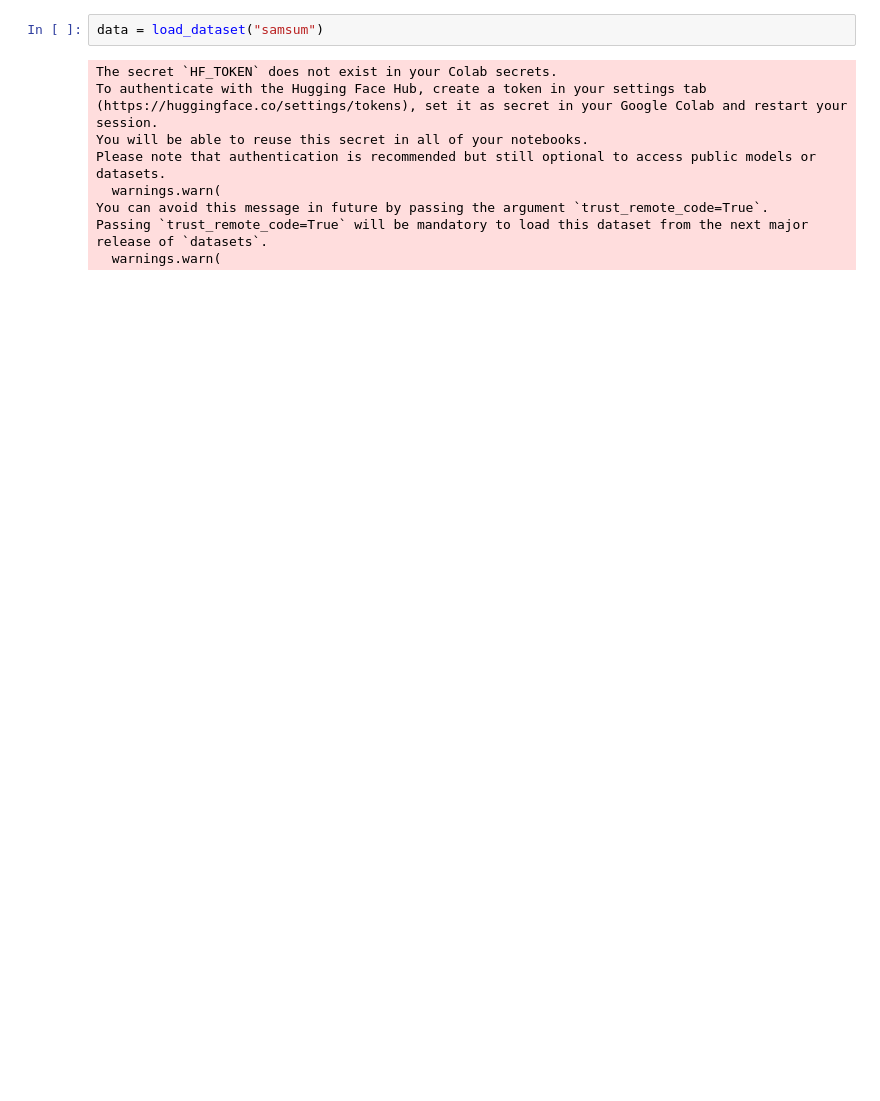
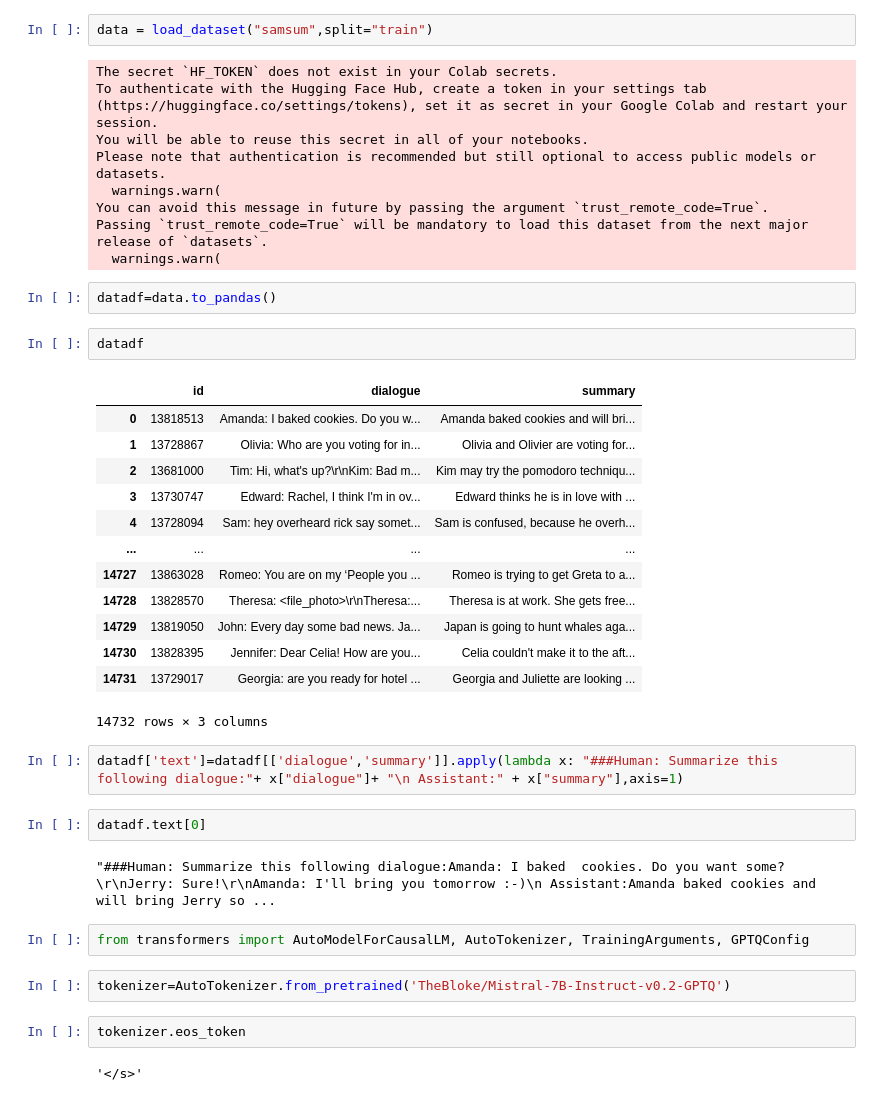
Before and after one commit to GarimaSolanki18/Mistral_Finetuning, a Jupyter notebook: Mistral_Finetuning.ipynb, the cells around one changed output. Cells and saved outputs as stored; diff of their text form; blank space fills up the shorter version.

```diff
--- a/Mistral_Finetuning.ipynb
+++ b/Mistral_Finetuning.ipynb
@@ -112,7 +112,7 @@ import torch
 # %%
 from datasets import load_dataset,Dataset
 # %%
-data = load_dataset("samsum")
+data = load_dataset("samsum",split="train")
 # %% [output]
 The secret `HF_TOKEN` does not exist in your Colab secrets.
 To authenticate with the Hugging Face Hub, create a token in your settings tab (https://huggingface.co/settings/tokens), set it as secret in your Google Colab and restart your session.
@@ -122,3 +122,35 @@ Please note that authentication is recommended but still optional to access publ
 You can avoid this message in future by passing the argument `trust_remote_code=True`.
 Passing `trust_remote_code=True` will be mandatory to load this dataset from the next major release of `datasets`.
   warnings.warn(
+# %%
+datadf=data.to_pandas()
+# %%
+datadf
+# %% [output]
+|  | id | dialogue | summary |
+| 0 | 13818513 | Amanda: I baked cookies. Do you w... | Amanda baked cookies and will bri... |
+| 1 | 13728867 | Olivia: Who are you voting for in... | Olivia and Olivier are voting for... |
+| 2 | 13681000 | Tim: Hi, what's up?\r\nKim: Bad m... | Kim may try the pomodoro techniqu... |
+| 3 | 13730747 | Edward: Rachel, I think I'm in ov... | Edward thinks he is in love with ... |
+| 4 | 13728094 | Sam: hey overheard rick say somet... | Sam is confused, because he overh... |
+| ... | ... | ... | ... |
+| 14727 | 13863028 | Romeo: You are on my ‘People you ... | Romeo is trying to get Greta to a... |
+| 14728 | 13828570 | Theresa: <file_photo>\r\nTheresa:... | Theresa is at work. She gets free... |
+| 14729 | 13819050 | John: Every day some bad news. Ja... | Japan is going to hunt whales aga... |
+| 14730 | 13828395 | Jennifer: Dear Celia! How are you... | Celia couldn't make it to the aft... |
+| 14731 | 13729017 | Georgia: are you ready for hotel ... | Georgia and Juliette are looking ... |
+14732 rows × 3 columns
+# %%
+datadf['text']=datadf[['dialogue','summary']].apply(lambda x: "###Human: Summarize this following dialogue:"+ x["dialogue"]+ "\n Assistant:" + x["summary"],axis=1)
+# %%
+datadf.text[0]
+# %% [output]
+"###Human: Summarize this following dialogue:Amanda: I baked  cookies. Do you want some?\r\nJerry: Sure!\r\nAmanda: I'll bring you tomorrow :-)\n Assistant:Amanda baked cookies and will bring Jerry so ...
+# %%
+from transformers import AutoModelForCausalLM, AutoTokenizer, TrainingArguments, GPTQConfig
+# %%
+tokenizer=AutoTokenizer.from_pretrained('TheBloke/Mistral-7B-Instruct-v0.2-GPTQ')
+# %%
+tokenizer.eos_token
+# %% [output]
+'</s>'
```
Also changed, not shown: parts of 26 cells of this notebook.
